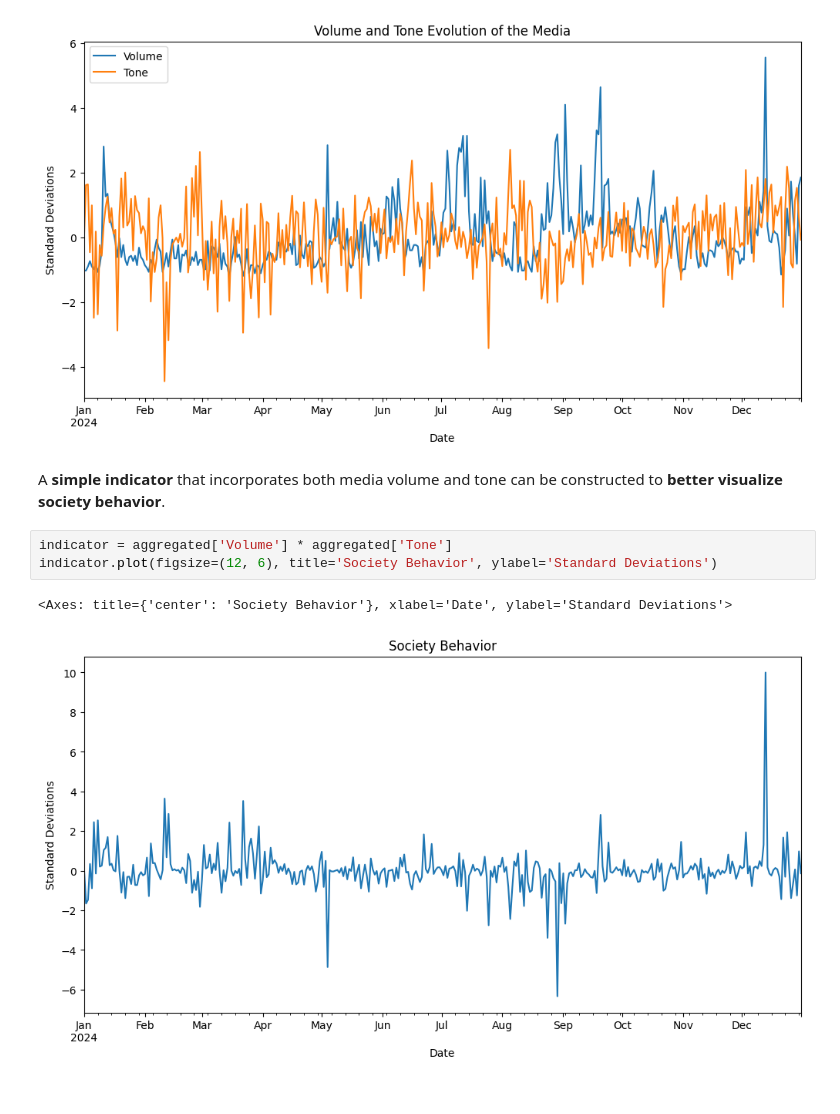
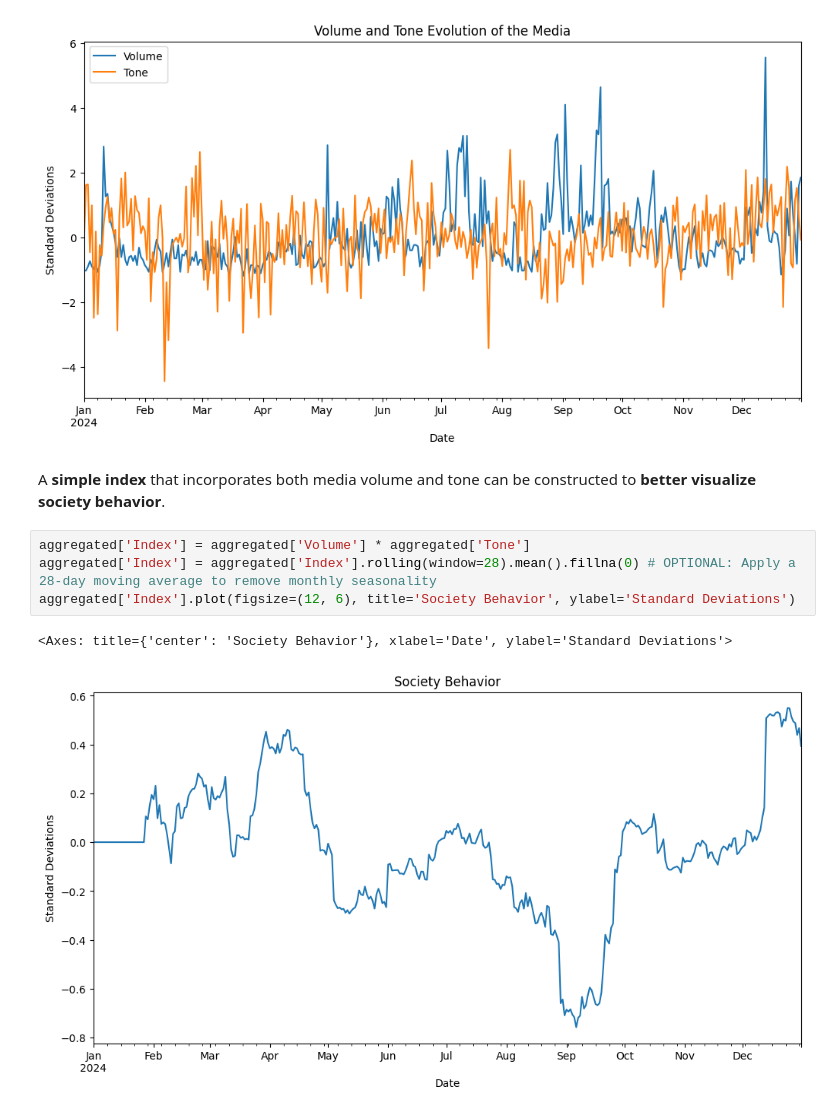
Before and after one commit to carmenpelayo/GDELTScrapper, a Jupyter notebook: GDELT_API.ipynb, the cells around one changed output. Saved outputs shown, nothing was run; the diff lists cells and outputs as text.

```diff
--- a/GDELT_API.ipynb
+++ b/GDELT_API.ipynb
@@ -142,10 +141,11 @@ aggregated.plot(figsize=(12, 6), title='Volume and Tone Evolution of the Media',
 <Axes: title={'center': 'Volume and Tone Evolution of the Media'}, xlabel='Date', ylabel='Standard Deviations'>
 [figure]
 # %% [markdown]
-A **simple indicator** that incorporates both media volume and tone can be constructed to **better visualize society behavior**.
+A **simple index** that incorporates both media volume and tone can be constructed to **better visualize society behavior**.
 # %%
-indicator = aggregated['Volume'] * aggregated['Tone']
-indicator.plot(figsize=(12, 6), title='Society Behavior', ylabel='Standard Deviations')
+aggregated['Index'] = aggregated['Volume'] * aggregated['Tone']
+aggregated['Index'] = aggregated['Index'].rolling(window=28).mean().fillna(0) # OPTIONAL: Apply a 28-day moving average to remove monthly seasonality
+aggregated['Index'].plot(figsize=(12, 6), title='Society Behavior', ylabel='Standard Deviations')
 # %% [output]
 <Axes: title={'center': 'Society Behavior'}, xlabel='Date', ylabel='Standard Deviations'>
-[figure, old version]
+[figure, new version]
```
Also changed, not shown: parts of 9 cells of this notebook.
